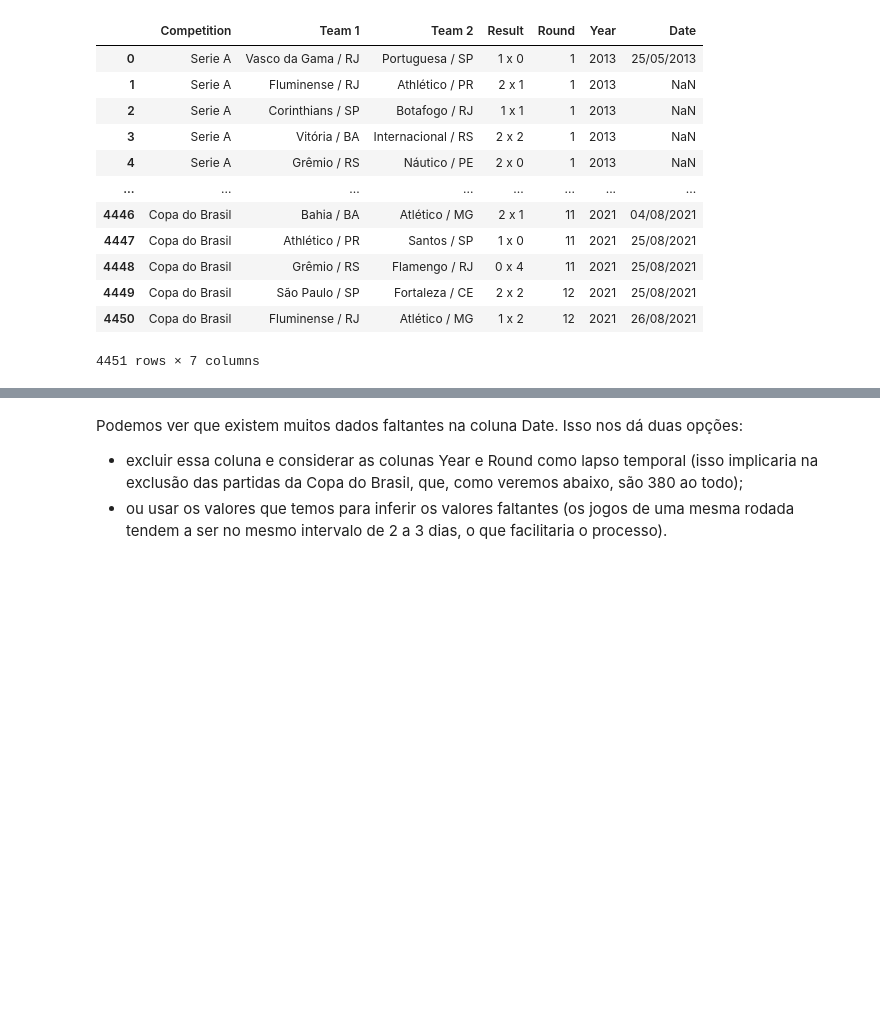
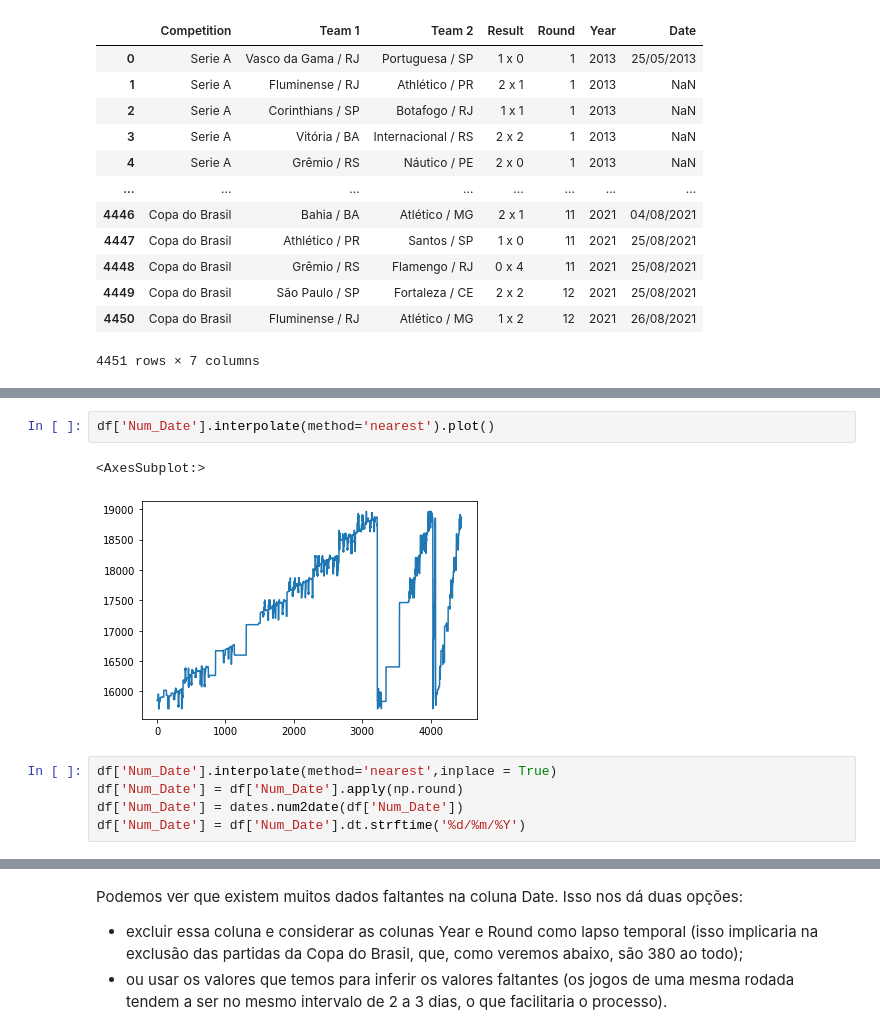
Before and after one commit to HannaRF/web-scraping, a Jupyter notebook: project.ipynb, the cells around one changed output, grey strips where cells are left out. Drawn from its saved outputs; the diff is of its cells as text; blank space fills up the shorter version.

```diff
--- a/project.ipynb
+++ b/project.ipynb
@@ -251,0 +275,10 @@ df
+# %%
+df['Num_Date'].interpolate(method='nearest').plot()
+# %% [output]
+<AxesSubplot:>
+[figure, added]
+# %%
+df['Num_Date'].interpolate(method='nearest',inplace = True)
+df['Num_Date'] = df['Num_Date'].apply(np.round)
+df['Num_Date'] = dates.num2date(df['Num_Date'])
+df['Num_Date'] = df['Num_Date'].dt.strftime('%d/%m/%Y')
```
Also changed, not shown: parts of 4 cells of this notebook.
